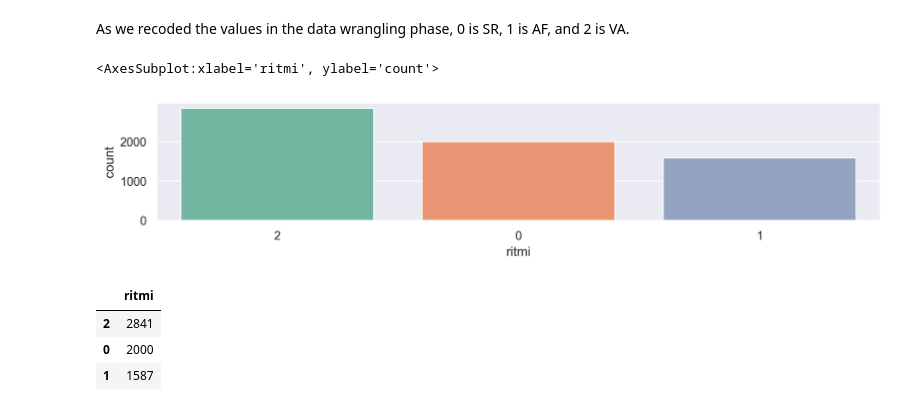
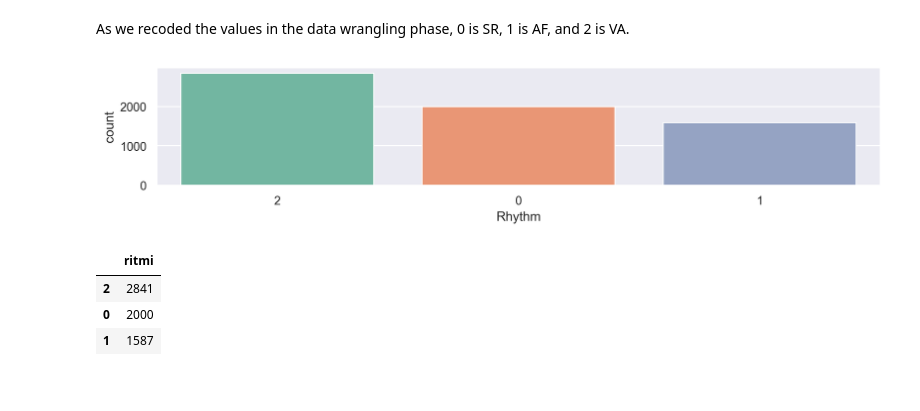
Before and after one commit to tvo10/DSCT, a Jupyter notebook: First Capstone/afib_detection_eda.ipynb, the cells around one changed output. Cells and saved outputs as stored; diff of their text form; code cells hidden in the pictures.

```diff
--- a/First Capstone/afib_detection_eda.ipynb
+++ b/First Capstone/afib_detection_eda.ipynb
@@ -70,9 +90,10 @@ As we recoded the values in the data wrangling phase, 0 is SR, 1 is AF, and 2 is
 # %%
 # countplot for ritmi column
 sns.countplot(x='ritmi', data=afib_df, order = afib_df['ritmi'].value_counts().index, palette='Set2')
+plt.xlabel('Rhythm')
+plt.show()
 # %% [output]
-<AxesSubplot:xlabel='ritmi', ylabel='count'>
-[figure, old version]
+[figure, new version]
 # %%
 # get number of rows for each category
 afib_df['ritmi'].value_counts().to_frame()
```
Also changed, not shown: parts of 10 cells of this notebook.
